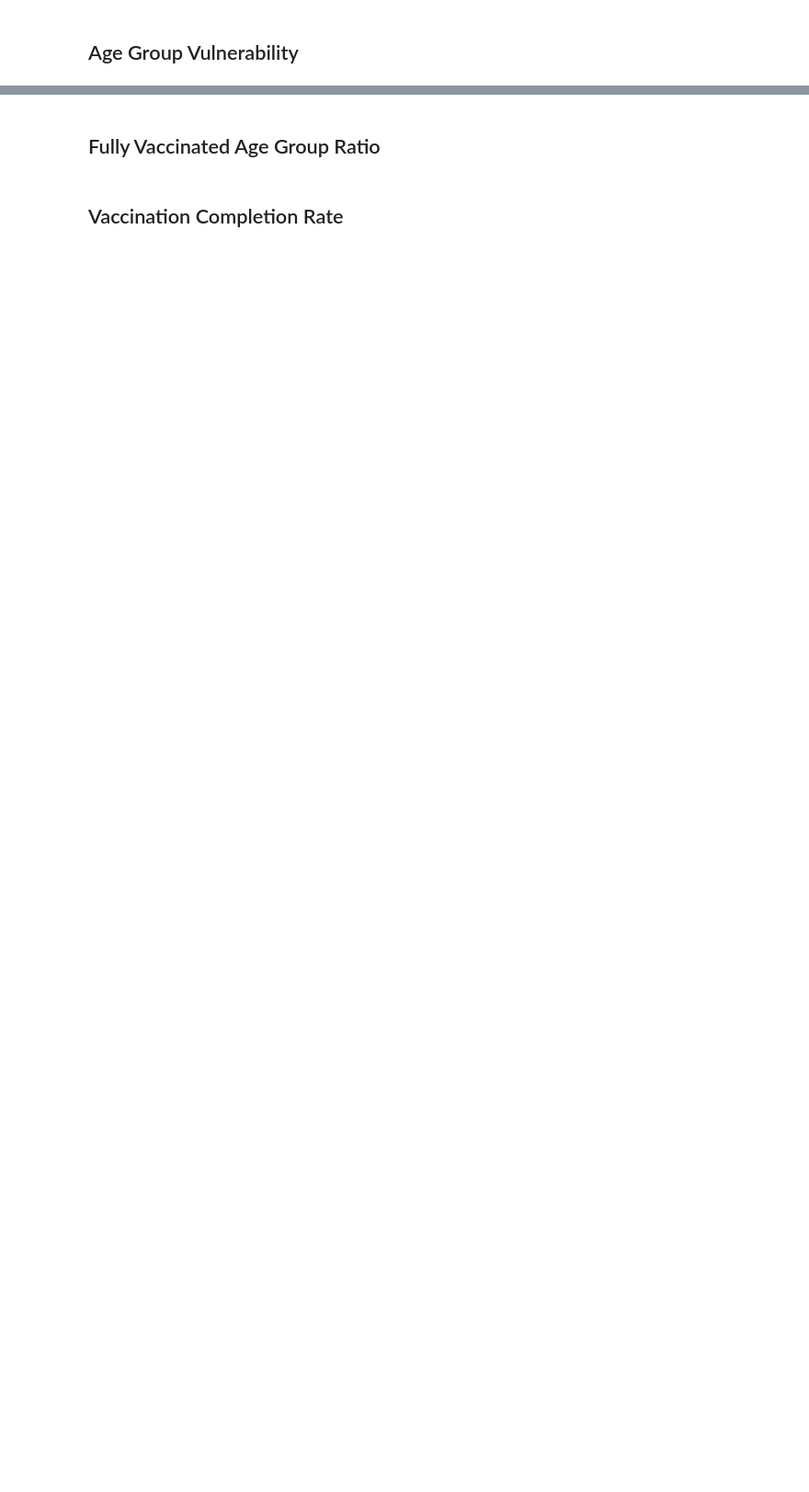
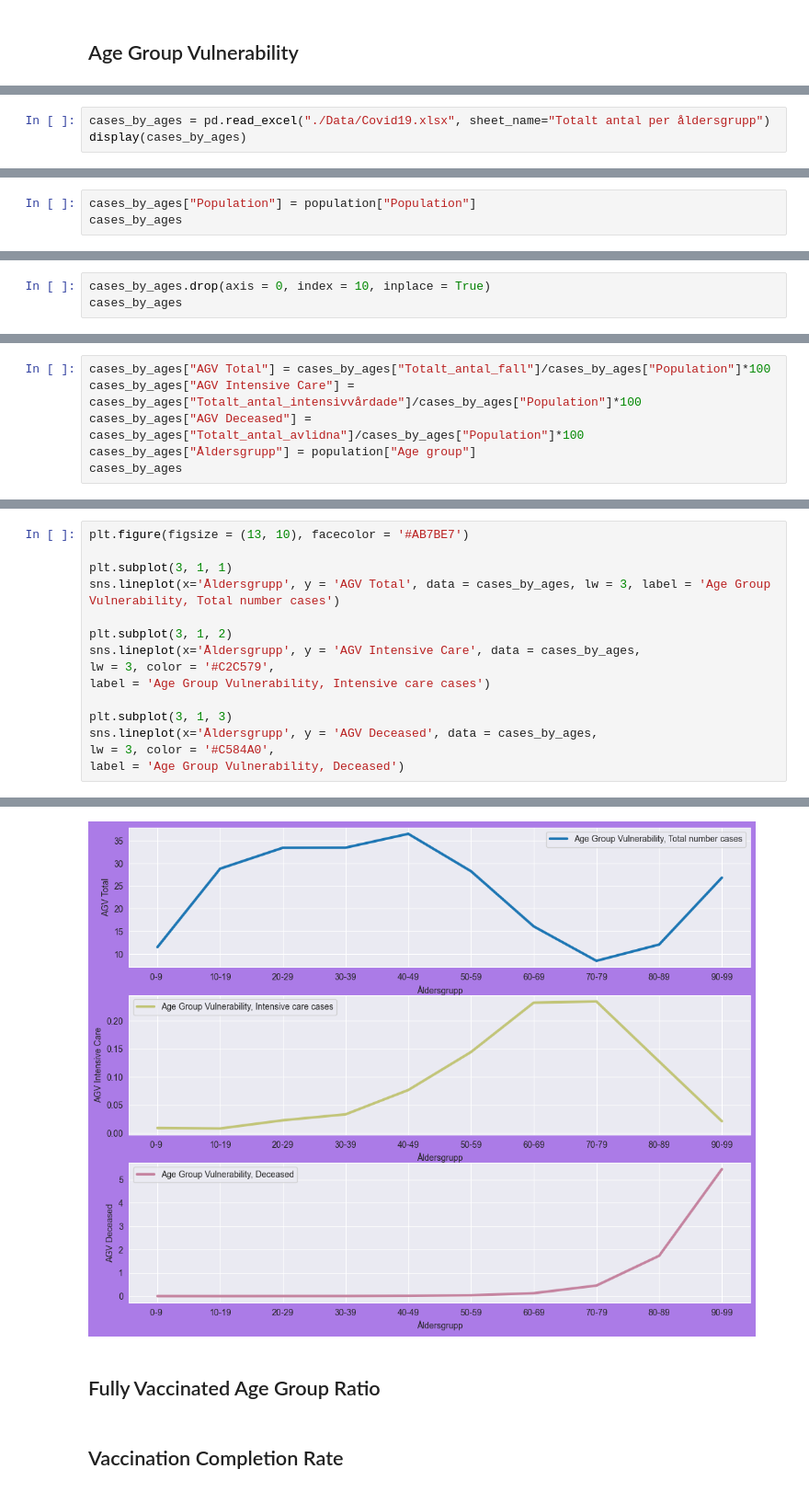
Before and after one commit to MaryKavalion/Data_Processing-Mary-Kavalionak, a Jupyter notebook: Lab-Covid19/Part 3. Exploratory data analysis.ipynb, the cells around one changed output, grey strips where cells are left out. Shown: that part at 92% size. Cells and saved outputs as stored; diff of their text form; blank space fills up the shorter version.

```diff
--- a/Lab-Covid19/Part 3. Exploratory data analysis.ipynb
+++ b/Lab-Covid19/Part 3. Exploratory data analysis.ipynb
@@ -123,0 +165,3 @@ px.pie(genders, values = 'Totalt_antal_fall', names = 'Kön')
+# %%
+cases_by_ages = pd.read_excel("./Data/Covid19.xlsx", sheet_name="Totalt antal per åldersgrupp")
+display(cases_by_ages)
@@ -123,0 +181,3 @@ px.pie(genders, values = 'Totalt_antal_fall', names = 'Kön')
+# %%
+cases_by_ages["Population"] = population["Population"]
+cases_by_ages
@@ -123,0 +197,3 @@ px.pie(genders, values = 'Totalt_antal_fall', names = 'Kön')
+# %%
+cases_by_ages.drop(axis = 0, index = 10, inplace = True)
+cases_by_ages
@@ -123,0 +212,6 @@ px.pie(genders, values = 'Totalt_antal_fall', names = 'Kön')
+# %%
+cases_by_ages["AGV Total"] = cases_by_ages["Totalt_antal_fall"]/cases_by_ages["Population"]*100
+cases_by_ages["AGV Intensive Care"] = cases_by_ages["Totalt_antal_intensivvårdade"]/cases_by_ages["Population"]*100
+cases_by_ages["AGV Deceased"] = cases_by_ages["Totalt_antal_avlidna"]/cases_by_ages["Population"]*100
+cases_by_ages["Åldersgrupp"] = population["Age group"]
+cases_by_ages
@@ -123,0 +232,16 @@ px.pie(genders, values = 'Totalt_antal_fall', names = 'Kön')
+# %%
+plt.figure(figsize = (13, 10), facecolor = '#AB7BE7')
+
+plt.subplot(3, 1, 1)
+sns.lineplot(x='Åldersgrupp', y = 'AGV Total', data = cases_by_ages, lw = 3, label = 'Age Group Vulnerability, Total number cases')
+
+plt.subplot(3, 1, 2)
+sns.lineplot(x='Åldersgrupp', y = 'AGV Intensive Care', data = cases_by_ages,
+lw = 3, color = '#C2C579',
+label = 'Age Group Vulnerability, Intensive care cases')
+
+plt.subplot(3, 1, 3)
+sns.lineplot(x='Åldersgrupp', y = 'AGV Deceased', data = cases_by_ages,
+lw = 3, color = '#C584A0',
+label = 'Age Group Vulnerability, Deceased')
+# %% [output]
@@ -124,3 +249,4 @@ px.pie(genders, values = 'Totalt_antal_fall', names = 'Kön')
+[figure, added]
 # %% [markdown]
 ## Fully Vaccinated Age Group Ratio
 # %% [markdown]
```
Also changed, not shown: parts of 13 cells of this notebook.
